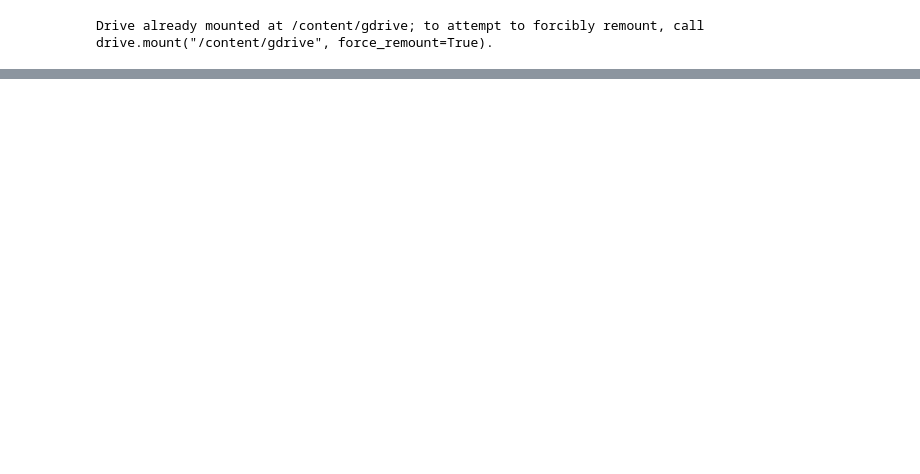
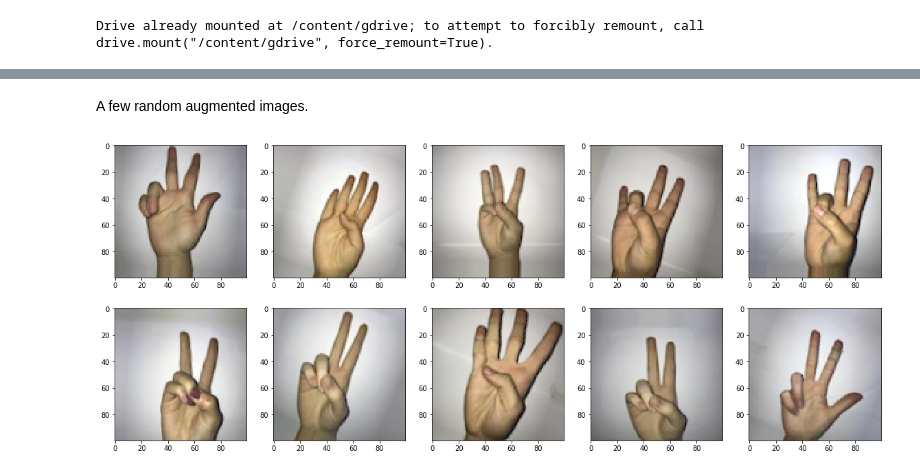
Before and after one commit to olszewskip/Sign_Language, a Jupyter notebook: playground_colab.ipynb, the cells around one changed output, grey strips where cells are left out. Drawn from its saved outputs; the diff is of its cells as text; code cells hidden in the pictures; blank space fills up the shorter version.

```diff
--- a/playground_colab.ipynb
+++ b/playground_colab.ipynb
@@ -28,0 +170,10 @@ data_gen = ImageDataGenerator(rescale=1/255, )
+# %% [markdown]
+A few random augmented images.
+# %%
+augmented_images\
+= [train_gen_augment[0][0][np.random.choice(BATCH_SIZE)] for _ in range(10)]
+fig, axes = plt.subplots(2, 5, figsize=(20,8))
+for img, ax in zip(augmented_images, axes.ravel()):
+  ax.imshow(img)
+# %% [output]
+[figure, added]
```
Also changed, not shown: parts of 44 cells of this notebook.
